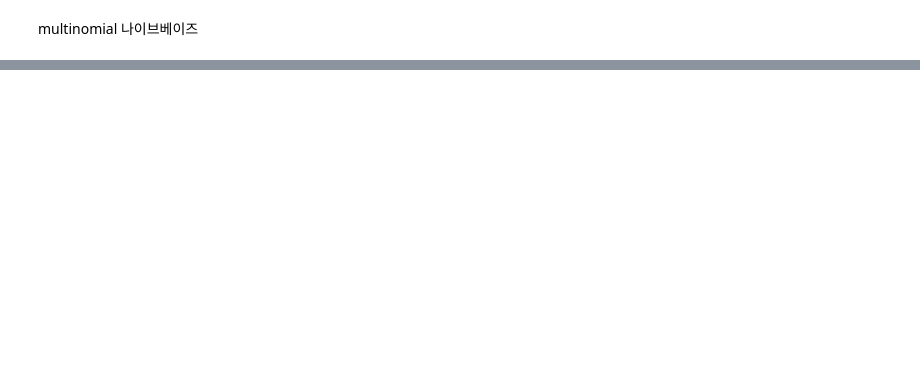
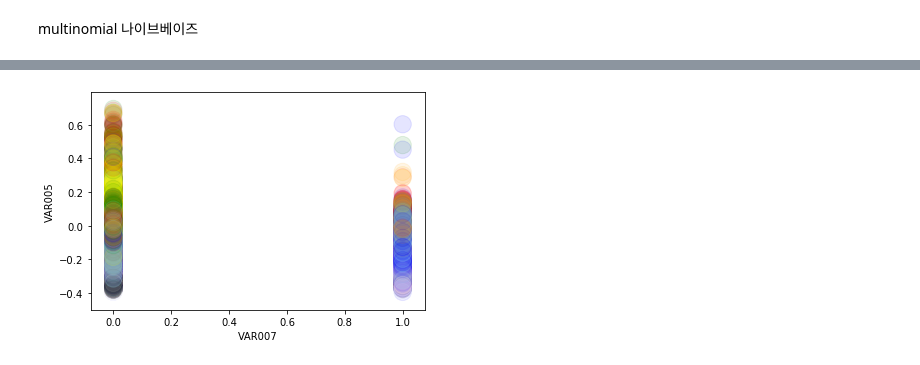
Before and after one commit to hymk-scdc/DA, a Jupyter notebook: mk_20200904.ipynb, the cells around one changed output, grey strips where cells are left out. Drawn from its saved outputs; the diff is of its cells as text; code cells hidden in the pictures; blank space fills up the shorter version.

```diff
--- a/mk_20200904.ipynb
+++ b/mk_20200904.ipynb
@@ -611,0 +909,3 @@ test : 0.7412345679012345
+# %%
+kmeans = KMeans(n_clusters = 10)
+kmeans.fit(df_x)
@@ -611,0 +916,8 @@ test : 0.7412345679012345
+# %%
+kmeans = KMeans(n_clusters = 10)
+kmeans.fit(df_x)
+df_predict = df_x
+labels = kmeans.labels_
+predict = kmeans.predict(df_predict)
+df_predict['cluster'] = predict
+pd.tools.plotting.parallel_coordinates(df_predict, 'cluster')
@@ -611,0 +966,11 @@ test : 0.7412345679012345
+# %%
+from sklearn.cluster import KMeans
+Kmean = KMeans(n_clusters=10)
+Kmean.fit(df_x)
+km = pd.DataFrame(df_x)
+km['category'] = Kmean.labels_
+colormap = { 0: 'red', 1: 'green', 2: 'blue', 3 : 'yellow', 4 : 'black', 5 : 'gray', 6 : 'pink', 7 : 'skyblue', 8: 'orange', 9 : 'white'}
+colors = km.apply(lambda row: colormap[row.category], axis=1)
+ax = km.plot(kind='scatter', x=5, y=3, alpha=0.1, s=300, c=colors)
+# %% [output]
+[figure, added]
```
Also changed, not shown: parts of 39 cells of this notebook, 1 other file.
